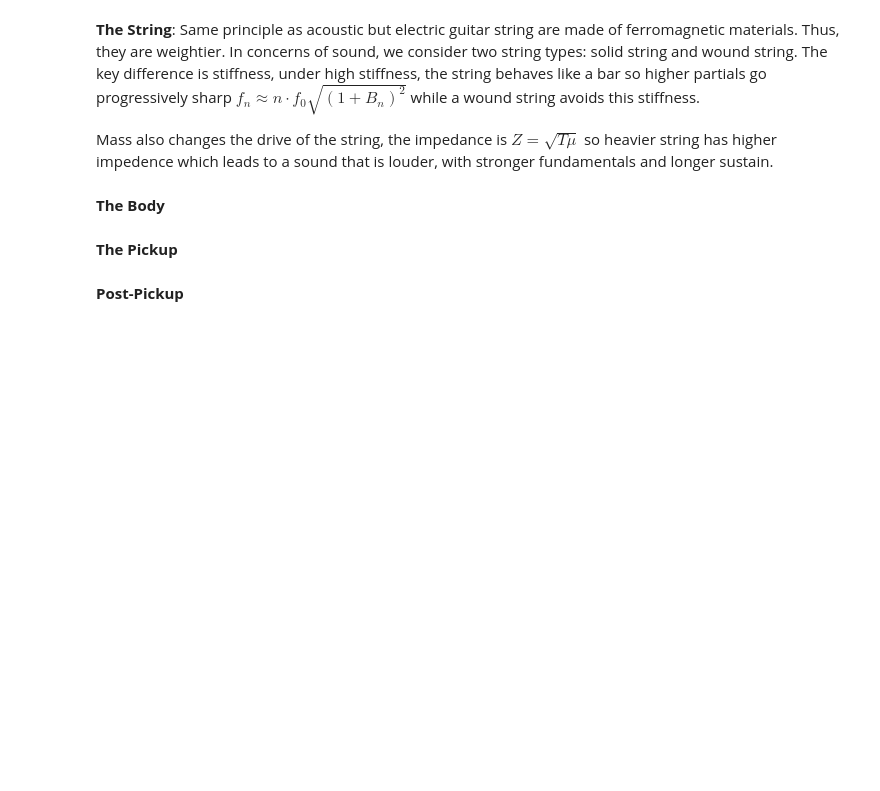
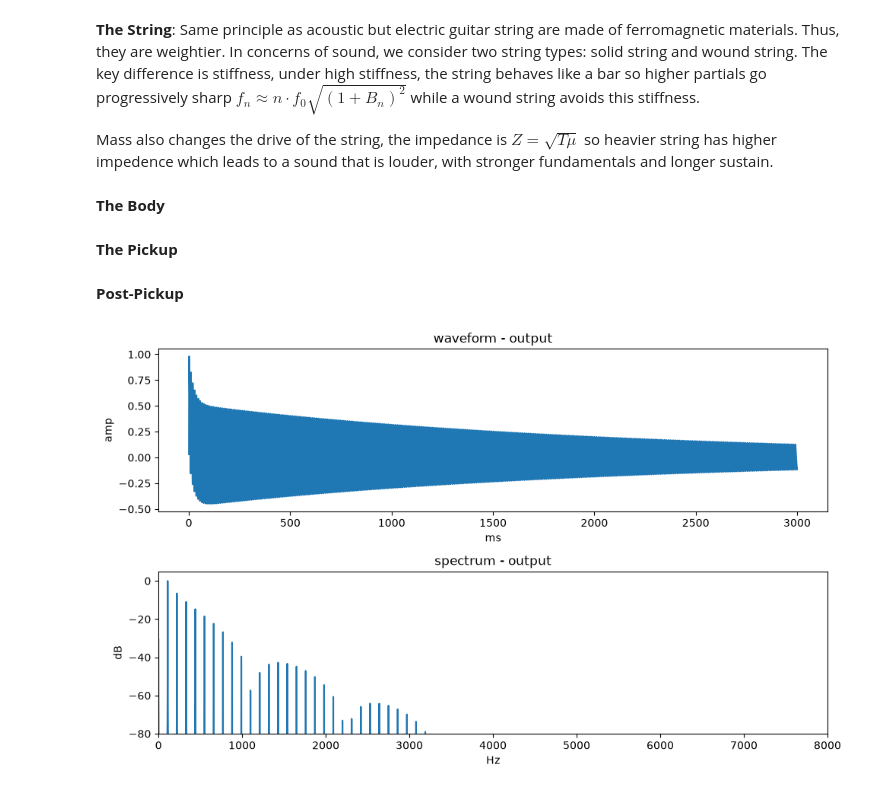
Before and after one commit to MementolanAngwitch/RealSound, a Jupyter notebook: notebooks/electric_guitar.ipynb, the cells around one changed output. Drawn from its saved outputs; the diff is of its cells as text; code cells hidden in the pictures; blank space fills up the shorter version.

```diff
--- a/notebooks/electric_guitar.ipynb
+++ b/notebooks/electric_guitar.ipynb
@@ -15,3 +21,45 @@ Mass also changes the drive of the string, the impedance is $Z = \sqrt{T \mu} $
 import sys, pathlib
 sys.path.insert(0, str(pathlib.Path.cwd().parent))   # repo root
 from realsound import pluck_string, make_scale, play_sequence, measure_frequency
+# %%
+def pluck_string_electric(f, beta=0.1, duration=3.0, fs=44100, rho=0.998, b=0.5):
+    D = fs / f - b
+    N = int(D)
+    frac = D - N
+    p = max(int(beta * N), 1)
+    pluck = np.concatenate((np.linspace(0, 1, p), np.linspace(1, 0, N - p)))
+    L = N + 2
+    buf = np.zeros(L); buf[:N] = pluck
+    out = np.zeros(int(fs * duration))
+    w = 0; last = 0.0
+    for i in range(len(out)):
+        r0 = (w - N) % L
+        r1 = (w - N - 1) % L
+        y = (1 - frac) * buf[r0] + frac * buf[r1]
+        buf[w] = ((1 - b) * y + b * last) * rho    # loop filter, then round-trip loss
+        last = y; out[i] = y; w = (w + 1) % L
+    return out
+# %%
+def dc_block(x, fs=44100, fc=7.0):
+    a = np.exp(-2 * np.pi * fc / fs)      # pole radius <-> cutoff in Hz
+    return scipy.signal.lfilter([1, -1], [1, -a], x)
+# %%
+def plot_waveform_spectrum(output, name="output", fs=44100, fmax=8000):
+    fig, ax = plt.subplots(2, 1, figsize=(10, 6))
+    t_ms = np.arange(len(output)) / fs * 1000
+    ax[0].plot(t_ms, output)
+    ax[0].set_title(f"waveform - {name}"); ax[0].set_xlabel('ms'); ax[0].set_ylabel('amp')
+    X = np.abs(np.fft.rfft(output * np.hanning(len(output))))
+    f = np.fft.rfftfreq(len(output), 1 / fs)
+    ref = X[f > 20].max()
+    ax[1].plot(f, 20 * np.log10(X / ref + 1e-9))
+    ax[1].set_xlim(0, fmax); ax[1].set_ylim(-80, 5)
+    ax[1].set_title(f"spectrum - {name}"); ax[1].set_xlabel('Hz'); ax[1].set_ylabel('dB')
+    plt.tight_layout(); plt.show()
+# %%
+out = pluck_string_electric(f=110, beta=0.1, rho=0.996, b=0.1, duration=3.0)
+out = dc_block(out)
+plot_waveform_spectrum(out)
+display(Audio(out,rate=44100))
+# %% [output]
+[figure, added]
```
Also changed, not shown: parts of 6 cells of this notebook.
